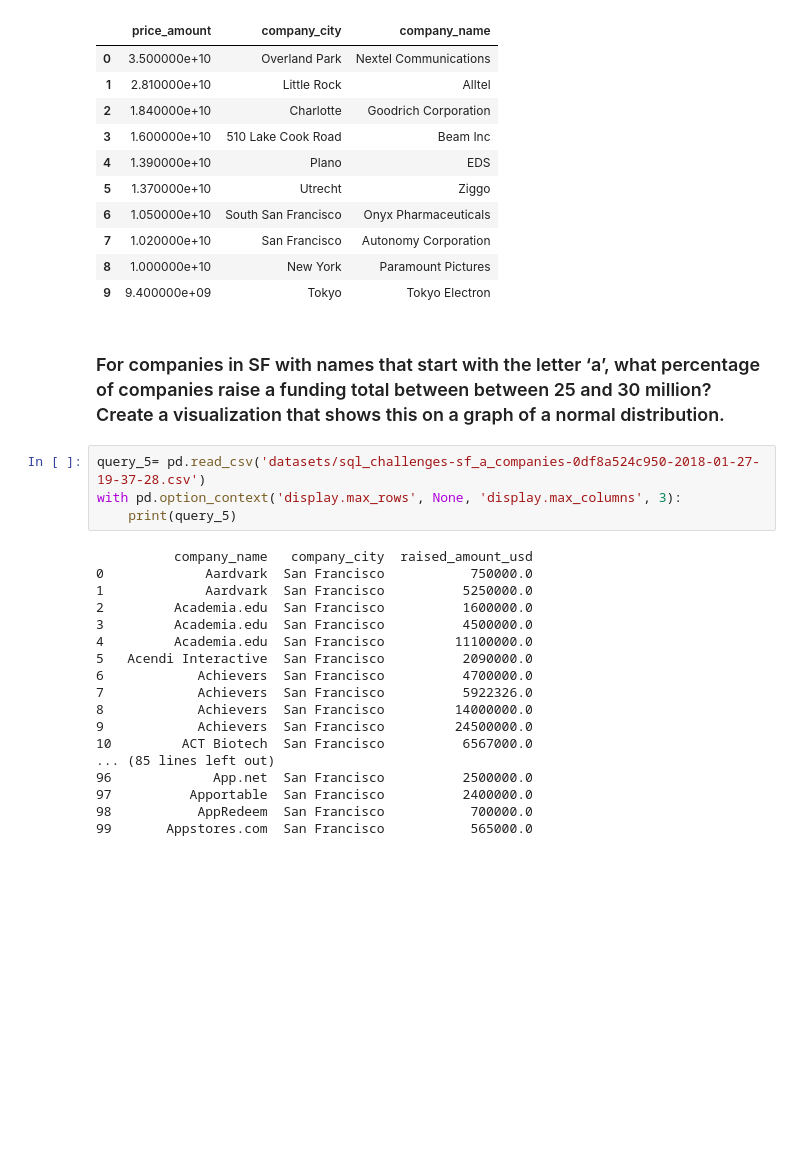
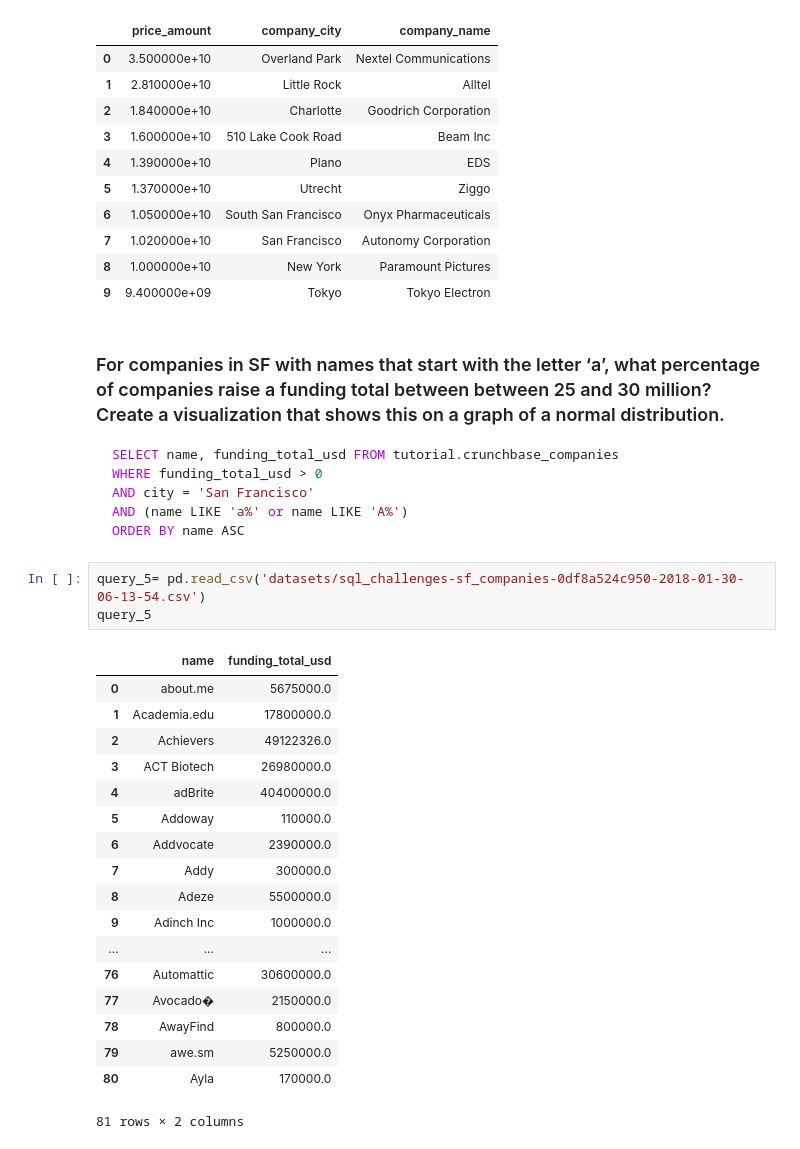
Before and after one commit to tiajanee/data-analysis, a Jupyter notebook: SQL Query Challenges.ipynb, the cells around one changed output. Saved outputs shown, nothing was run; the diff lists cells and outputs as text; blank space fills up the shorter version.

````diff
--- a/SQL Query Challenges.ipynb
+++ b/SQL Query Challenges.ipynb
@@ -97,25 +100,32 @@ query_4
 | 9 | 9.400000e+09 | Tokyo | Tokyo Electron |
 # %% [markdown]
 ### For companies in SF with names that start with the letter ‘a’, what percentage of companies raise a funding total between between 25 and 30 million? Create a visualization that shows this on a graph of a normal distribution.
+```mysql
+SELECT name, funding_total_usd FROM tutorial.crunchbase_companies
+WHERE funding_total_usd > 0
+AND city = 'San Francisco'
+AND (name LIKE 'a%' or name LIKE 'A%')
+ORDER BY name ASC
+```
 # %%
-query_5= pd.read_csv('datasets/sql_challenges-sf_a_companies-0df8a524c950-2018-01-27-19-37-28.csv')
-with pd.option_context('display.max_rows', None, 'display.max_columns', 3):
-    print(query_5)
+query_5= pd.read_csv('datasets/sql_challenges-sf_companies-0df8a524c950-2018-01-30-06-13-54.csv')
+query_5
 # %% [output]
+|  | name | funding_total_usd |
+| 0 | about.me | 5675000.0 |
+| 1 | Academia.edu | 17800000.0 |
+| 2 | Achievers | 49122326.0 |
+| 3 | ACT Biotech | 26980000.0 |
+| 4 | adBrite | 40400000.0 |
+| 5 | Addoway | 110000.0 |
+| 6 | Addvocate | 2390000.0 |
+| 7 | Addy | 300000.0 |
+| 8 | Adeze | 5500000.0 |
+| 9 | Adinch Inc | 1000000.0 |
+| ... | ... | ... |
+| 76 | Automattic | 30600000.0 |
+| 77 | Avocado� | 2150000.0 |
+| 78 | AwayFind | 800000.0 |
+| 79 | awe.sm | 5250000.0 |
+| 80 | Ayla | 170000.0 |
-          company_name   company_city  raised_amount_usd
-0             Aardvark  San Francisco           750000.0
-1             Aardvark  San Francisco          5250000.0
-2         Academia.edu  San Francisco          1600000.0
-3         Academia.edu  San Francisco          4500000.0
-4         Academia.edu  San Francisco         11100000.0
-5   Acendi Interactive  San Francisco          2090000.0
-6            Achievers  San Francisco          4700000.0
-7            Achievers  San Francisco          5922326.0
-8            Achievers  San Francisco         14000000.0
-9            Achievers  San Francisco         24500000.0
-10         ACT Biotech  San Francisco          6567000.0
-... (85 lines left out)
-96             App.net  San Francisco          2500000.0
-97          Apportable  San Francisco          2400000.0
-98           AppRedeem  San Francisco           700000.0
-99       Appstores.com  San Francisco           565000.0
+81 rows × 2 columns
````
Also changed, not shown: parts of 6 cells of this notebook.
